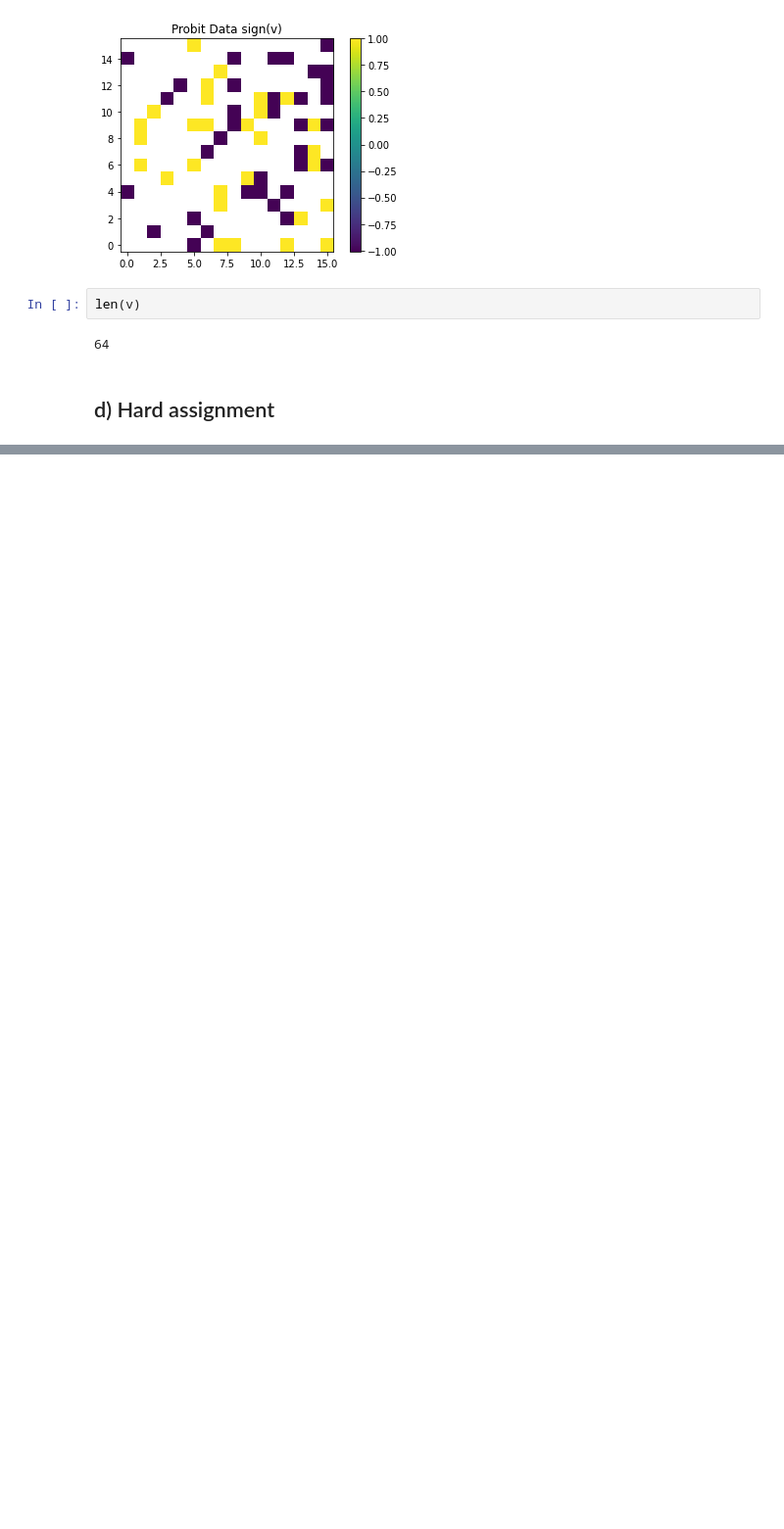
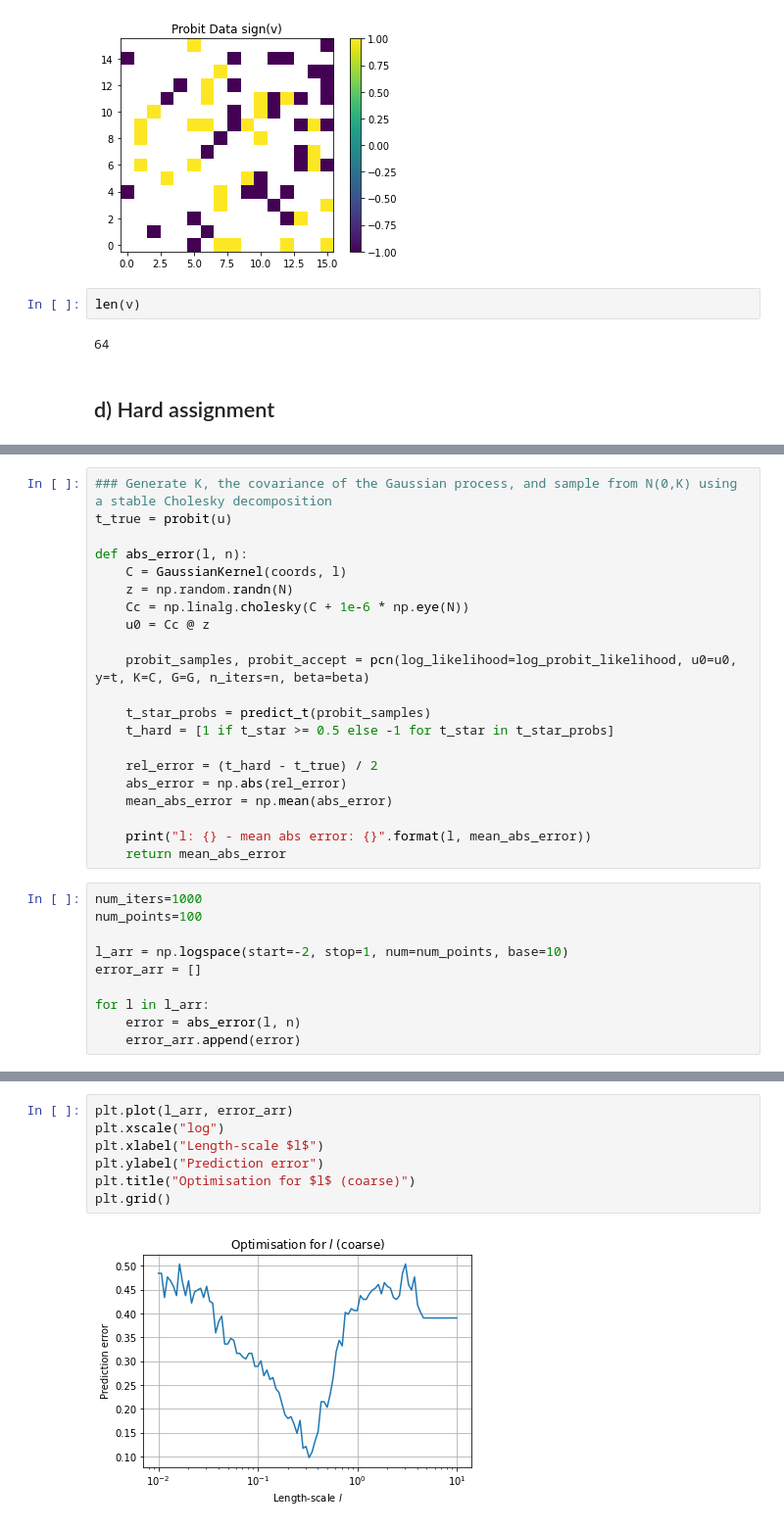
Before and after one commit to LozzaTray/4M24, a Jupyter notebook: code/simulation.ipynb, the cells around one changed output, grey strips where cells are left out. Shown at 98% size. Saved outputs shown, nothing was run; the diff lists cells and outputs as text; blank space fills up the shorter version.

```diff
--- a/code/simulation.ipynb
+++ b/code/simulation.ipynb
@@ -149,0 +154,31 @@ plot_2D(abs_error, xi, yi, title='Error surface')     # Plot true class assignme
+# %%
+### Generate K, the covariance of the Gaussian process, and sample from N(0,K) using a stable Cholesky decomposition
+t_true = probit(u)
+
+def abs_error(l, n):
+    C = GaussianKernel(coords, l)
+    z = np.random.randn(N)
+    Cc = np.linalg.cholesky(C + 1e-6 * np.eye(N))
+    u0 = Cc @ z
+
+    probit_samples, probit_accept = pcn(log_likelihood=log_probit_likelihood, u0=u0, y=t, K=C, G=G, n_iters=n, beta=beta)
+
+    t_star_probs = predict_t(probit_samples)
+    t_hard = [1 if t_star >= 0.5 else -1 for t_star in t_star_probs]
+
+    rel_error = (t_hard - t_true) / 2
+    abs_error = np.abs(rel_error)
+    mean_abs_error = np.mean(abs_error)
+
+    print("l: {} - mean abs error: {}".format(l, mean_abs_error))
+    return mean_abs_error
+# %%
+num_iters=1000
+num_points=100
+
+l_arr = np.logspace(start=-2, stop=1, num=num_points, base=10)
+error_arr = []
+
+for l in l_arr:
+    error = abs_error(l, n)
+    error_arr.append(error)
@@ -149,0 +203,9 @@ plot_2D(abs_error, xi, yi, title='Error surface')     # Plot true class assignme
+# %%
+plt.plot(l_arr, error_arr)
+plt.xscale("log")
+plt.xlabel("Length-scale $l$")
+plt.ylabel("Prediction error")
+plt.title("Optimisation for $l$ (coarse)")
+plt.grid()
+# %% [output]
+[figure, added]
```
Also changed, not shown: parts of 10 cells of this notebook, 7 other files.
